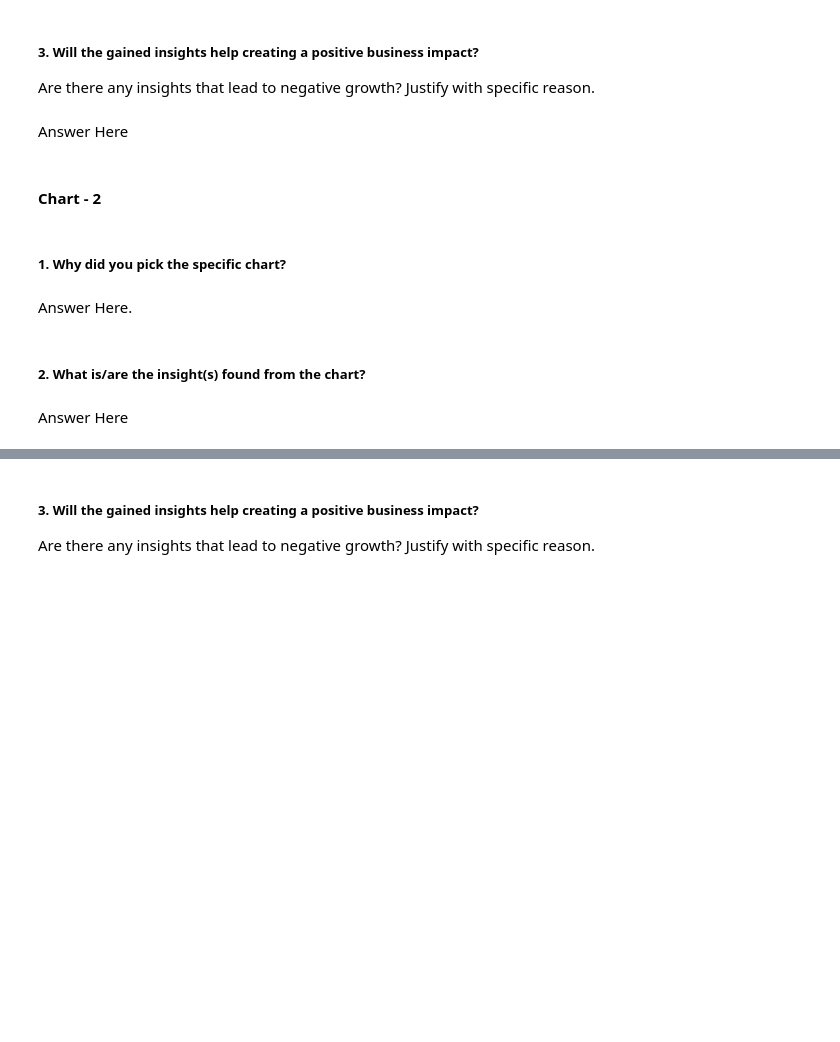
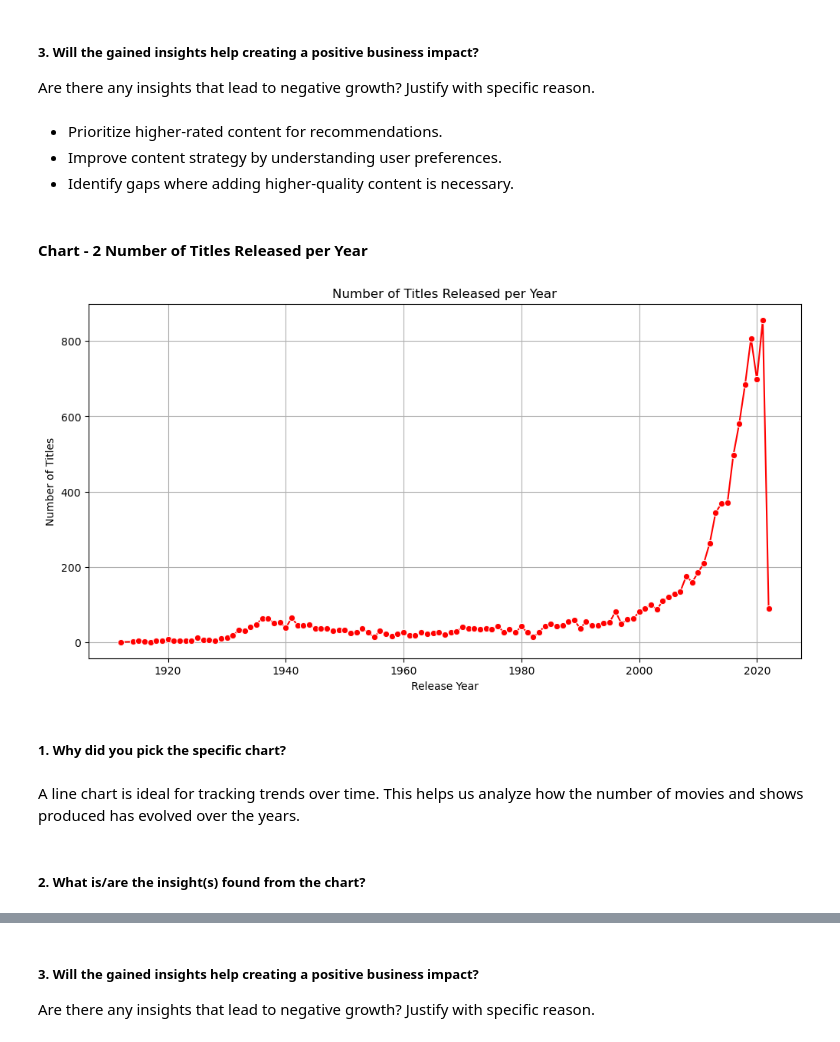
Before and after one commit to Shanmuganathan2004/Labmentix-Internship, a Jupyter notebook: WEEK-2/ML-week2-submission.ipynb, the cells around one changed output, grey strips where cells are left out. Cells and saved outputs as stored; diff of their text form; code cells hidden in the pictures; blank space fills up the shorter version.

```diff
--- a/WEEK-2/ML-week2-submission.ipynb
+++ b/WEEK-2/ML-week2-submission.ipynb
@@ -208,7 +408,9 @@ Answer Here
 # %% [markdown]
 ##### 3. Will the gained insights help creating a positive business impact?
 Are there any insights that lead to negative growth? Justify with specific reason.
-# %% [markdown]
-Answer Here
+# %% [markdown]
+* Prioritize higher-rated content for recommendations.
+* Improve content strategy by understanding user preferences.
+* Identify gaps where adding higher-quality content is necessary.
 # %% [markdown]
-#### Chart - 2
+#### Chart - 2 Number of Titles Released per Year
@@ -217,8 +417,19 @@ Answer Here
+# %%
+# Chart - 2 visualization code
+plt.figure(figsize=(12, 6))
+titles_per_year = titles_df['release_year'].value_counts().sort_index()
+
+sns.lineplot(x=titles_per_year.index, y=titles_per_year.values, marker='o', color='red')
+plt.title('Number of Titles Released per Year')
+plt.xlabel('Release Year')
+plt.ylabel('Number of Titles')
+plt.grid(True)
+plt.show()
+# %% [output]
+[figure, added]
 # %% [markdown]
 ##### 1. Why did you pick the specific chart?
-# %% [markdown]
-Answer Here.
+# %% [markdown]
+A line chart is ideal for tracking trends over time. This helps us analyze how the number of movies and shows produced has evolved over the years.
 # %% [markdown]
 ##### 2. What is/are the insight(s) found from the chart?
-# %% [markdown]
-Answer Here
```
Also changed, not shown: parts of 35 cells of this notebook.
